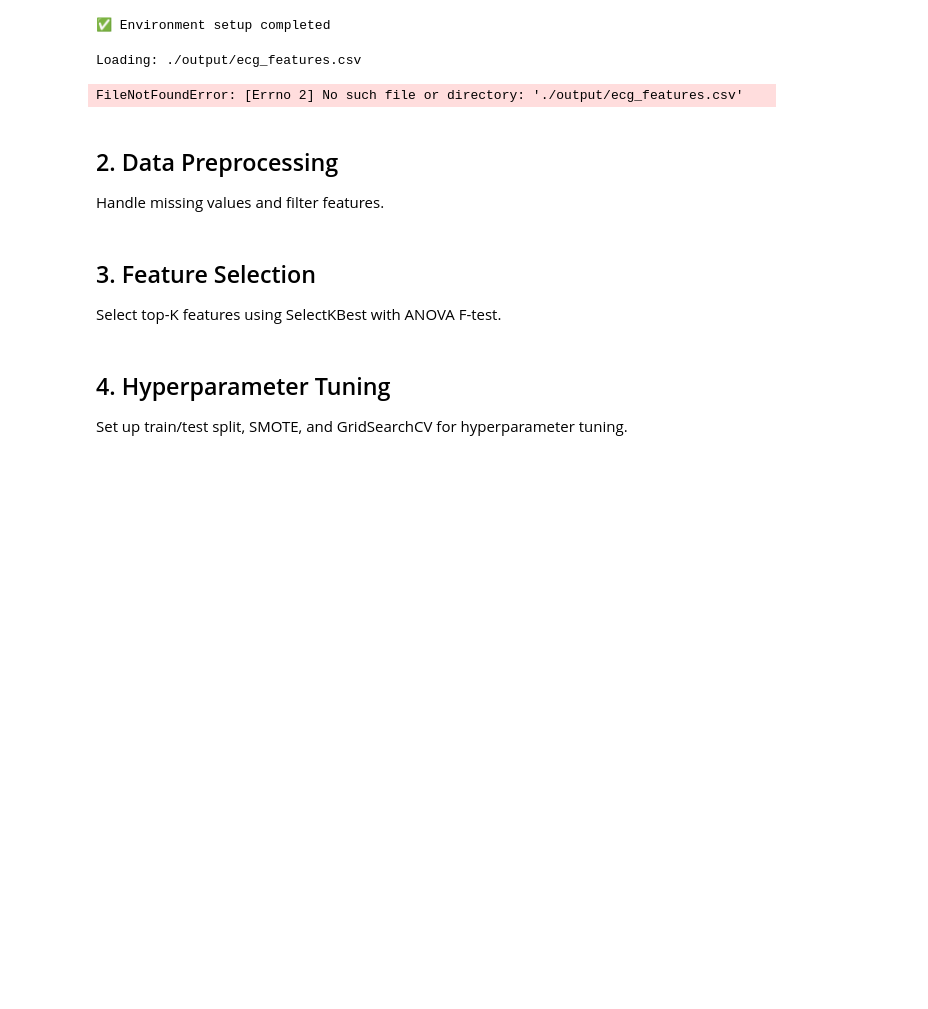
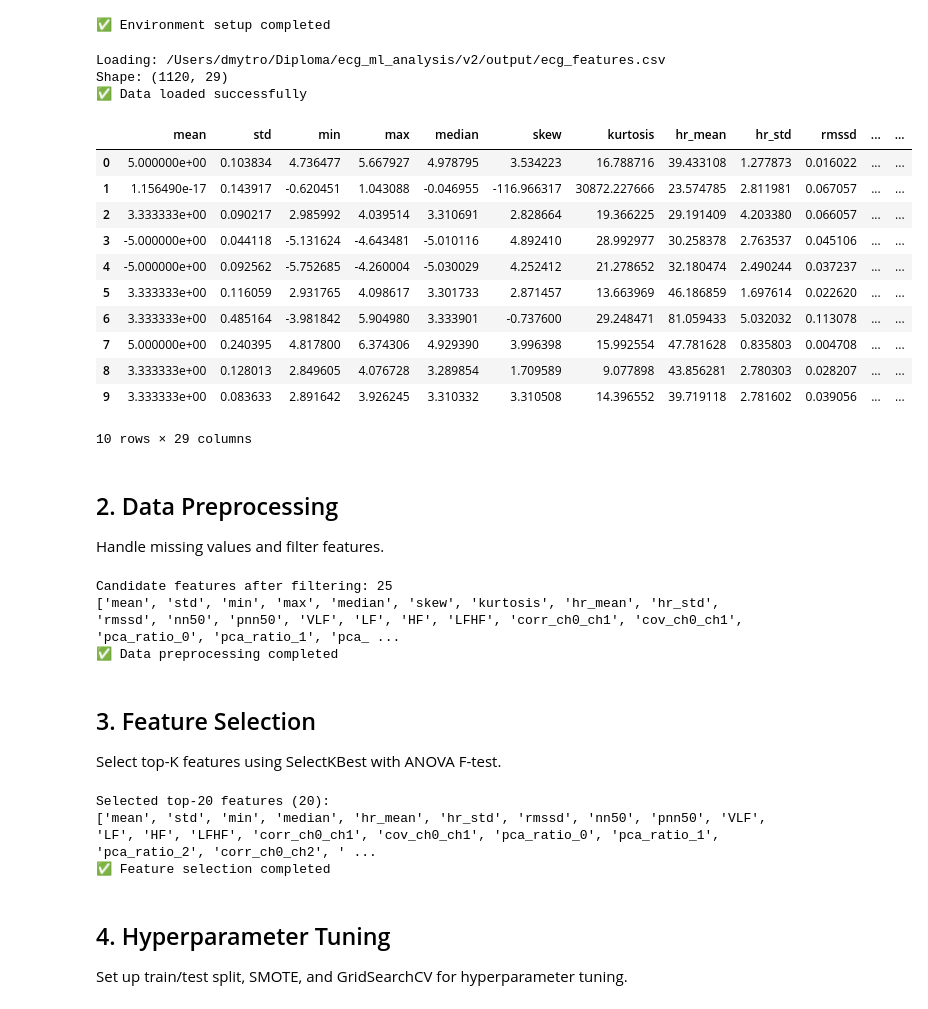
Before and after one commit to toshytwx/ecg-ml-analysis, a Jupyter notebook: v2/notebooks/04_linear_training.ipynb, the cells around one changed output. Cells and saved outputs as stored; diff of their text form; code cells hidden in the pictures; blank space fills up the shorter version.

```diff
--- a/v2/notebooks/04_linear_training.ipynb
+++ b/v2/notebooks/04_linear_training.ipynb
@@ -40,7 +40,7 @@ from imblearn.over_sampling import SMOTE
 warnings.filterwarnings("ignore")  # keep output tidy; remove if debugging
 
 # Configuration
-CSV_FILE = "../output/ecg_features.csv"   # change if needed
+CSV_FILE = "/Users/dmytro/Diploma/ecg_ml_analysis/v2/output/ecg_features.csv"   # change if needed
 RANDOM_STATE = 42
 TEST_SIZE = 0.2
 OUTPUT_DIR = "./ecg_linear_outputs"
@@ -56,19 +56,33 @@ print("✅ Environment setup completed")
 # %%
 # Load data
 print("Loading:", CSV_FILE)
 data = pd.read_csv(CSV_FILE)
 print("Shape:", data.shape)
 
 # If 'record' column exists but isn't needed, keep it aside (not used as feature)
 if "record" in data.columns:
     record_col = data["record"]
 else:
     record_col = None
 
 print("✅ Data loaded successfully")
+data.head(10)
 # %% [output]
-Loading: ./output/ecg_features.csv
+Loading: /Users/dmytro/Diploma/ecg_ml_analysis/v2/output/ecg_features.csv
+Shape: (1120, 29)
+✅ Data loaded successfully
+|  | mean | std | min | max | median | skew | kurtosis | hr_mean | hr_std | rmssd | ... | ... |
+| 0 | 5.000000e+00 | 0.103834 | 4.736477 | 5.667927 | 4.978795 | 3.534223 | 16.788716 | 39.433108 | 1.277873 | 0.016022 | ... | ... |
+| 1 | 1.156490e-17 | 0.143917 | -0.620451 | 1.043088 | -0.046955 | -116.966317 | 30872.227666 | 23.574785 | 2.811981 | 0.067057 | ... | ... |
+| 2 | 3.333333e+00 | 0.090217 | 2.985992 | 4.039514 | 3.310691 | 2.828664 | 19.366225 | 29.191409 | 4.203380 | 0.066057 | ... | ... |
+| 3 | -5.000000e+00 | 0.044118 | -5.131624 | -4.643481 | -5.010116 | 4.892410 | 28.992977 | 30.258378 | 2.763537 | 0.045106 | ... | ... |
+| 4 | -5.000000e+00 | 0.092562 | -5.752685 | -4.260004 | -5.030029 | 4.252412 | 21.278652 | 32.180474 | 2.490244 | 0.037237 | ... | ... |
+| 5 | 3.333333e+00 | 0.116059 | 2.931765 | 4.098617 | 3.301733 | 2.871457 | 13.663969 | 46.186859 | 1.697614 | 0.022620 | ... | ... |
+| 6 | 3.333333e+00 | 0.485164 | -3.981842 | 5.904980 | 3.333901 | -0.737600 | 29.248471 | 81.059433 | 5.032032 | 0.113078 | ... | ... |
+| 7 | 5.000000e+00 | 0.240395 | 4.817800 | 6.374306 | 4.929390 | 3.996398 | 15.992554 | 47.781628 | 0.835803 | 0.004708 | ... | ... |
+| 8 | 3.333333e+00 | 0.128013 | 2.849605 | 4.076728 | 3.289854 | 1.709589 | 9.077898 | 43.856281 | 2.780303 | 0.028207 | ... | ... |
+| 9 | 3.333333e+00 | 0.083633 | 2.891642 | 3.926245 | 3.310332 | 3.310508 | 14.396552 | 39.719118 | 2.781602 | 0.039056 | ... | ... |
-FileNotFoundError: [Errno 2] No such file or directory: './output/ecg_features.csv'
+10 rows × 29 columns
 # %% [markdown]
 ## 2. Data Preprocessing
 
@@ -108,6 +122,10 @@ if "age_group" not in data.columns:
 y = data["age_group"].astype(int)
 
 print("✅ Data preprocessing completed")
+# %% [output]
+Candidate features after filtering: 25
+['mean', 'std', 'min', 'max', 'median', 'skew', 'kurtosis', 'hr_mean', 'hr_std', 'rmssd', 'nn50', 'pnn50', 'VLF', 'LF', 'HF', 'LFHF', 'corr_ch0_ch1', 'cov_ch0_ch1', 'pca_ratio_0', 'pca_ratio_1', 'pca_ ...
+✅ Data preprocessing completed
 # %% [markdown]
 ## 3. Feature Selection
 
@@ -135,6 +153,10 @@ print(selected_features)
 X = X_all[selected_features].copy()
 
 print("✅ Feature selection completed")
+# %% [output]
+Selected top-20 features (20):
+['mean', 'std', 'min', 'median', 'hr_mean', 'hr_std', 'rmssd', 'nn50', 'pnn50', 'VLF', 'LF', 'HF', 'LFHF', 'corr_ch0_ch1', 'cov_ch0_ch1', 'pca_ratio_0', 'pca_ratio_1', 'pca_ratio_2', 'corr_ch0_ch2', ' ...
+✅ Feature selection completed
 # %% [markdown]
 ## 4. Hyperparameter Tuning
 
```
Also changed, not shown: parts of 9 cells of this notebook, 13 other files.
